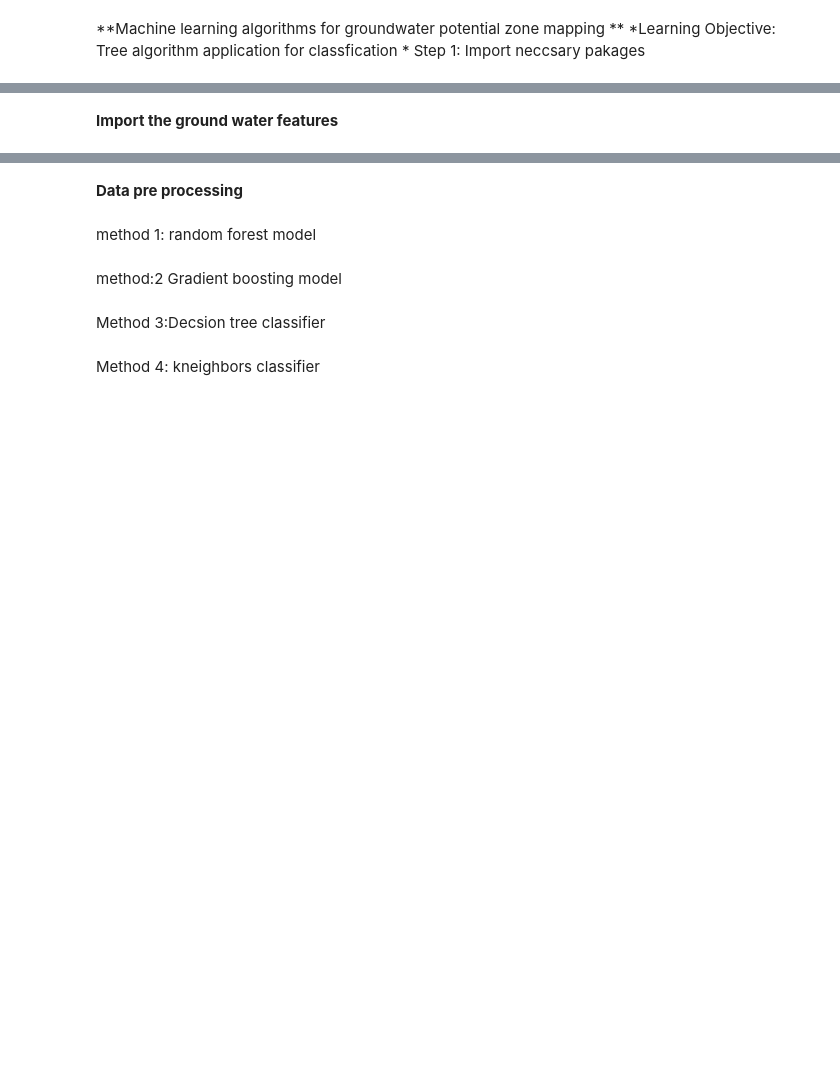
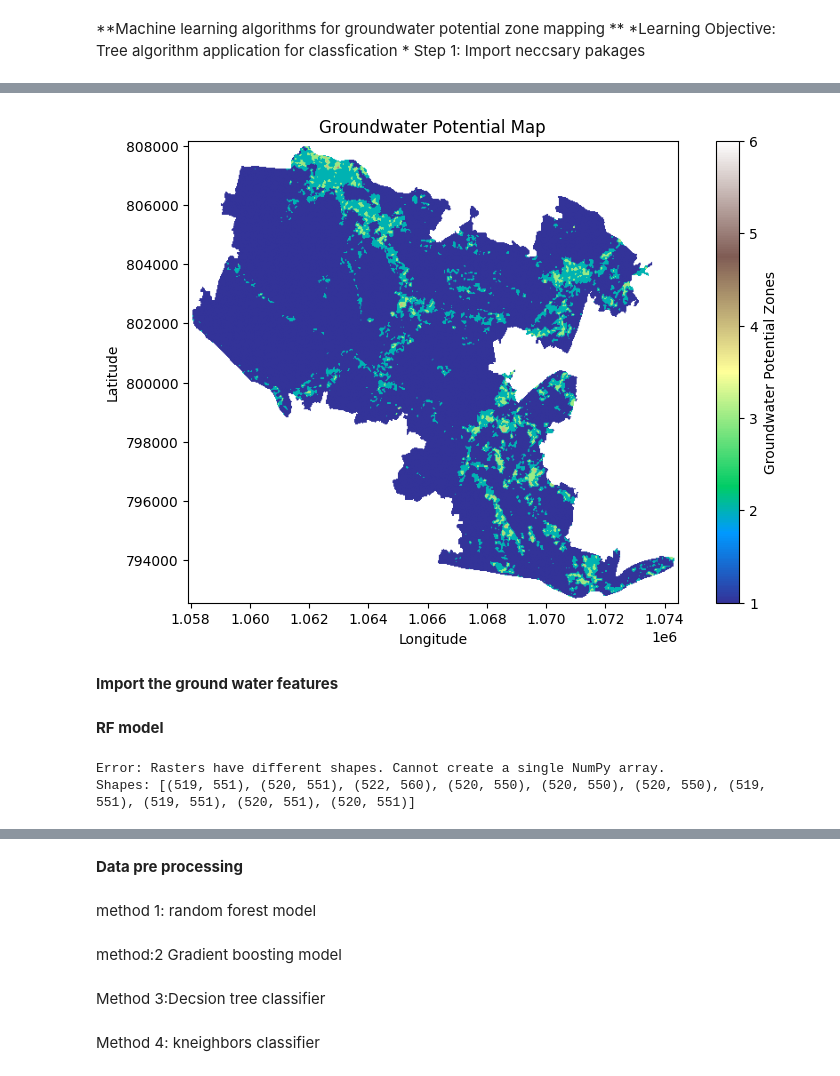
Before and after one commit to BasuAI/BasuAI, a Jupyter notebook: GWPZ.ipynb, the cells around one changed output, grey strips where cells are left out. Drawn from its saved outputs; the diff is of its cells as text; code cells hidden in the pictures; blank space fills up the shorter version.

```diff
--- a/GWPZ.ipynb
+++ b/GWPZ.ipynb
@@ -29,0 +165,12 @@ from sklearn.metrics import cohen_kappa_score
+# %%
+for file_path in raster_path:
+    with rasterio.open(file_path) as src:
+        # Read the data (e.g., first band) and get the extent
+        raster_data = src.read(1)
+        extent = [src.bounds.left, src.bounds.right, src.bounds.bottom, src.bounds.top]
+
+        # Now you have 'raster_data' and 'extent' for the current file
+        # Process them as needed
+        print(f"Processing {file_path}:")
+        print(f"Raster data shape: {raster_data.shape}")
+        print(f"Extent: {extent}")
@@ -30,2 +195,46 @@ from sklearn.metrics import cohen_kappa_score
+# %%
+# Normalize the raster data (if required)
+raster_data = np.where(raster_data == src.nodata, np.nan, raster_data)
+normalized_data = (raster_data - np.nanmin(raster_data)) / (np.nanmax(raster_data) - np.nanmin(raster_data))
+# %%
+# Classify into groundwater potential zones (Example: 5 classes)
+classified = np.digitize(normalized_data, bins=np.linspace(0, 1, 6))
+# %%
+import matplotlib.pyplot as plt # Import the pyplot module as plt
+
+# Plot the results
+plt.figure(figsize=(10, 6))
+plt.imshow(classified, cmap="terrain", extent=extent)
+plt.colorbar(label="Groundwater Potential Zones")
+plt.title("Groundwater Potential Map")
+plt.xlabel("Longitude")
+plt.ylabel("Latitude")
+plt.show()
+# %% [output]
+[figure, added]
 # %% [markdown]
 **Import the ground water features**
+# %% [markdown]
+**RF model**
+# %%
+# Read each raster file
+raster_data_list = []  # Create a new list to store the data
+shapes = [] # Create a list to store shapes of each raster
+
+for file in raster_files:
+    with rasterio.open(file) as src:
+        raster_data_list.append(src.read(1))  # Read first band and append to the list
+        shapes.append(src.read(1).shape) # Store shape of the raster data
+        profile = src.profile  # Store profile for output
+
+# Check if all shapes are the same
+if len(set(shapes)) != 1:
+    print("Error: Rasters have different shapes. Cannot create a single NumPy array.")
+    print("Shapes:", shapes)
+else:
+    # Now, you can convert the list to a NumPy array if needed:
+    raster_data = np.array(raster_data_list)
+    print("Raster data shape:", raster_data.shape)
+# %% [output]
+Error: Rasters have different shapes. Cannot create a single NumPy array.
+Shapes: [(519, 551), (520, 551), (522, 560), (520, 550), (520, 550), (520, 550), (519, 551), (519, 551), (520, 551), (520, 551)]
```
Also changed, not shown: parts of 13 cells of this notebook.
